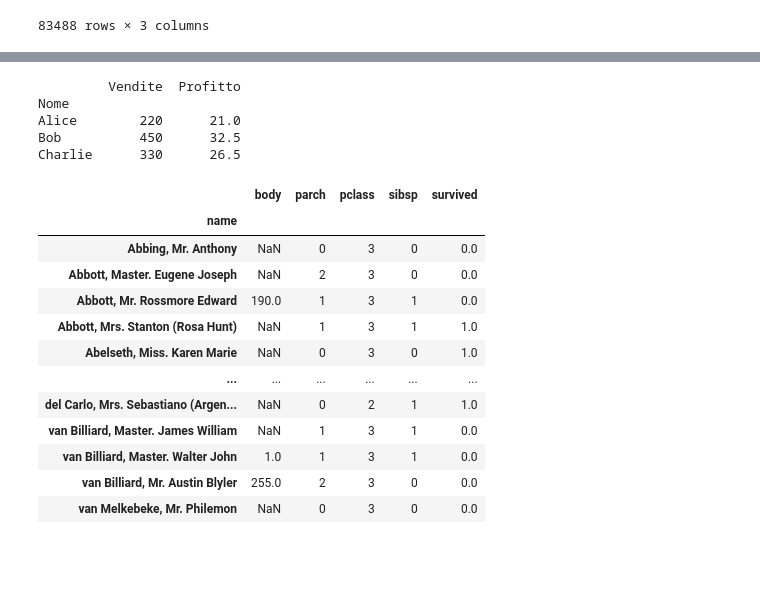
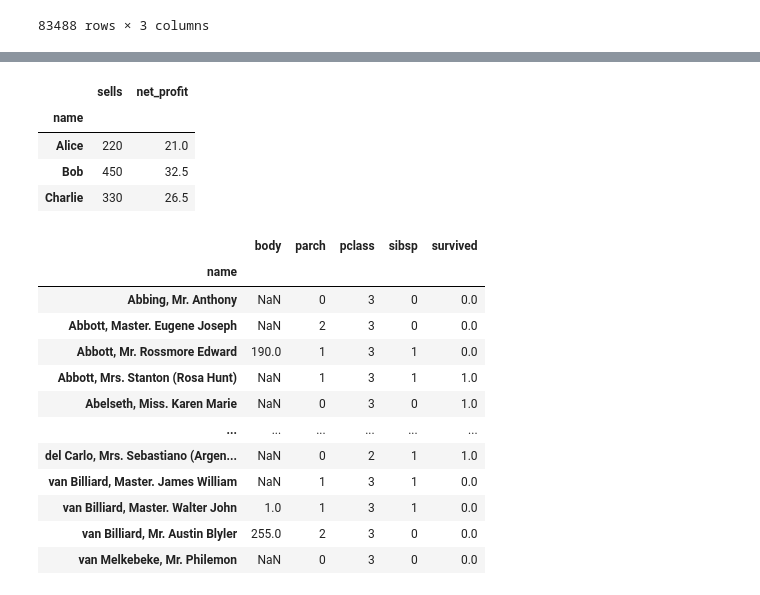
Before and after one commit to pg-88/ARTIFICIAL-INTELLIGENCE-MACHINE-LEARNING, a Jupyter notebook: python/pandas_notebook.ipynb, the cells around one changed output, grey strips where cells are left out. Cells and saved outputs as stored; diff of their text form; code cells hidden in the pictures; blank space fills up the shorter version.

```diff
--- a/python/pandas_notebook.ipynb
+++ b/python/pandas_notebook.ipynb
@@ -563,8 +590,8 @@ aggregazione
 # %%
-data = {'Nome': ['Alice', 'Bob', 'Charlie', 'Alice', 'Bob', 'Charlie'],
-        'Città': ['Roma', 'Milano', 'Napoli', 'Roma', 'Milano', 'Napoli'],
-        'Vendite': [100, 200, 150, 120, 250, 180],
-        'Profitto': [20, 30, 25, 22, 35, 28]}
+data = {'name': ['Alice', 'Bob', 'Charlie', 'Alice', 'Bob', 'Charlie'],
+        'city': ['Roma', 'Milano', 'Napoli', 'Roma', 'Milano', 'Napoli'],
+        'sells': [100, 200, 150, 120, 250, 180],
+        'net_profit': [20, 30, 25, 22, 35, 28]}
 
 df = pd.DataFrame(data)
 print(df)
@@ -579,14 +606,14 @@ print(df)
 # %%
 # Raggruppiamo i dati per nome e calcoliamo la somma delle vendite e la media del profitto
-result = df.groupby('Nome').agg({'Vendite': 'sum', 'Profitto': 'mean'})
+result = df.groupby('name').agg({'sells': 'sum', 'net_profit': 'mean'})
 
-print(result)
+result
 # %% [output]
-         Vendite  Profitto
-Nome
-Alice        220      21.0
-Bob          450      32.5
-Charlie      330      26.5
+|  | sells | net_profit |
+| name |  |  |
+| Alice | 220 | 21.0 |
+| Bob | 450 | 32.5 |
+| Charlie | 330 | 26.5 |
 # %%
 titanic_df.pivot_table(index="name")
 # %% [output]
```
Also changed, not shown: parts of 18 cells of this notebook, 3 other files.
